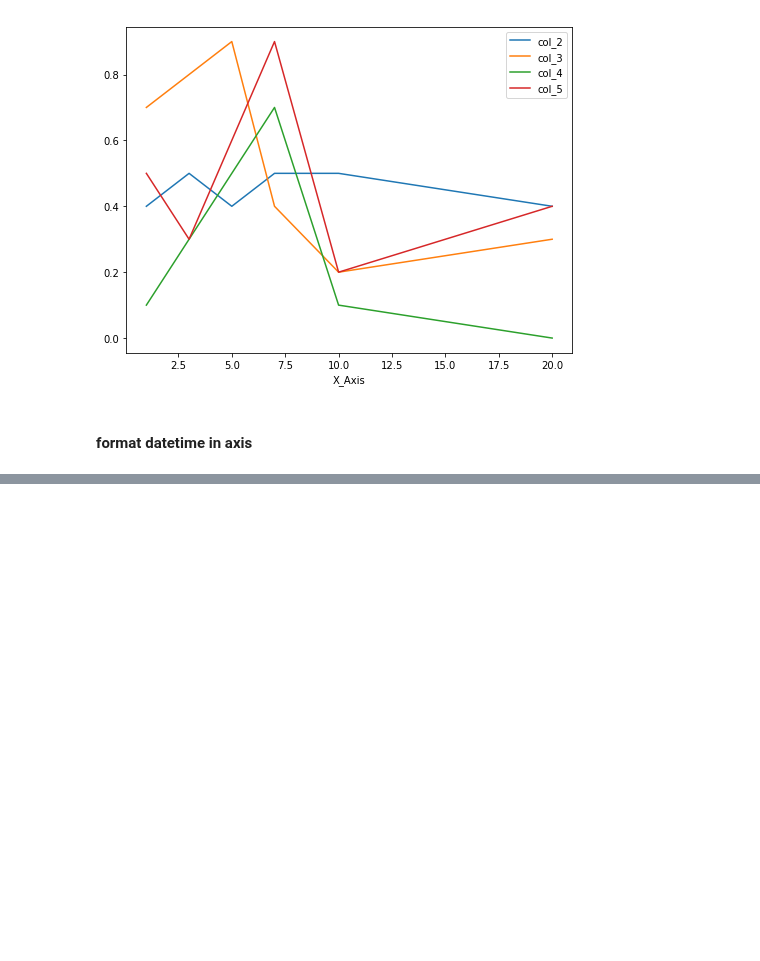
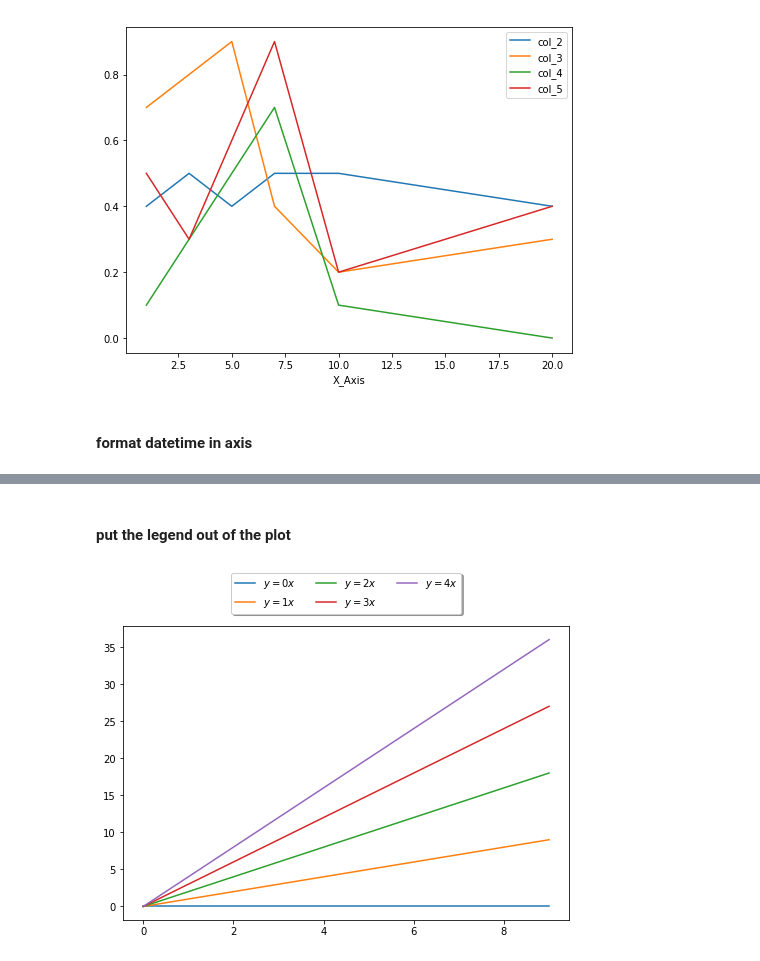
Before and after one commit to w26738/Notebook, a Jupyter notebook: data_analysis/matplotlib_101.ipynb, the cells around one changed output, grey strips where cells are left out. Saved outputs shown, nothing was run; the diff lists cells and outputs as text; code cells hidden in the pictures; blank space fills up the shorter version.

```diff
--- a/data_analysis/matplotlib_101.ipynb
+++ b/data_analysis/matplotlib_101.ipynb
@@ -289,0 +288,22 @@ for i, (name, group) in enumerate(grouped_by_cell):
+# %% [markdown]
+#### put the legend out of the plot
+# %%
+# https://stackoverflow.com/questions/4700614/how-to-put-the-legend-out-of-the-plot?noredirect=1&lq=1
+x = np.arange(10)
+
+fig = plt.figure(figsize=(8,6))
+ax = plt.subplot(111)
+
+for i in range(5):
+    line, = ax.plot(x, i * x, label='$y = %ix$'%i)
+
+# Shrink current axis's height by 10% on the bottom
+box = ax.get_position()
+ax.set_position([box.x0, box.y0 + box.height * 0.1,
+                 box.width, box.height * 0.9])
+
+# Put a legend below current axis
+ax.legend(loc='upper center', bbox_to_anchor=(0.5, 1.2),
+          fancybox=True, shadow=True, ncol=3)
+# %% [output]
+[figure, added]
```
Also changed, not shown: parts of 3 cells of this notebook.
